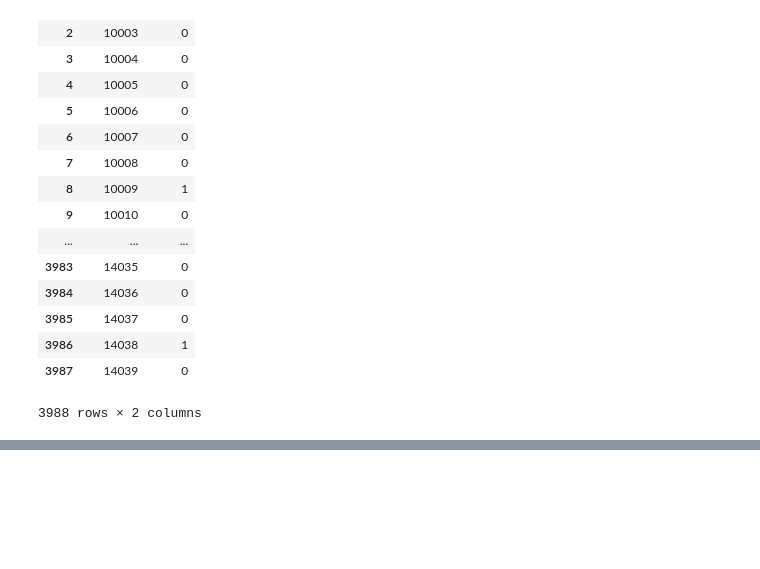
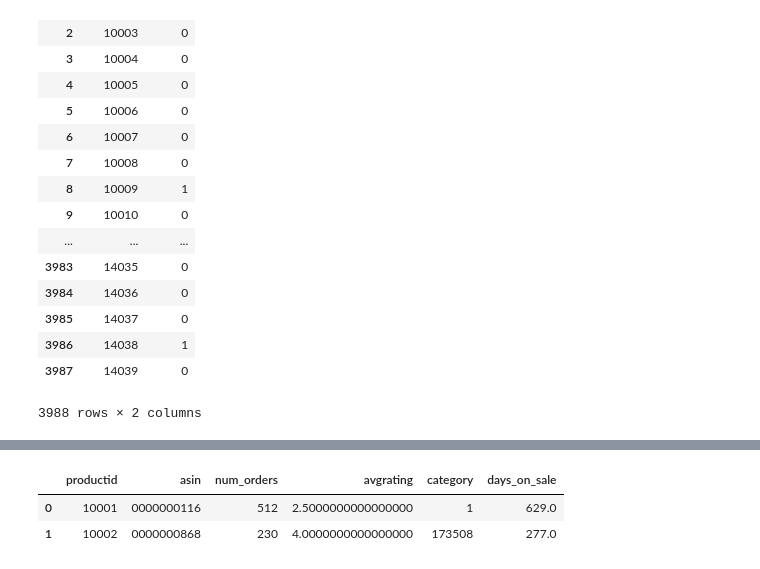
Before and after one commit to alexyanw/dse203-group-project, a Jupyter notebook: data_exploration/FunctionTesting.ipynb, the cells around one changed output, grey strips where cells are left out. Drawn from its saved outputs; the diff is of its cells as text; code cells hidden in the pictures; blank space fills up the shorter version.

```diff
--- a/data_exploration/FunctionTesting.ipynb
+++ b/data_exploration/FunctionTesting.ipynb
@@ -71,0 +83,8 @@ AttributeError: 'DataExplorer' object has no attribute 'customers'
+# %%
+asin=set(['0000000116', '0000000868'])
+# %%
+data[data['asin'].isin(asin)]
+# %% [output]
+|  | productid | asin | num_orders | avgrating | category | days_on_sale |
+| 0 | 10001 | 0000000116 | 512 | 2.5000000000000000 | 1 | 629.0 |
+| 1 | 10002 | 0000000868 | 230 | 4.0000000000000000 | 173508 | 277.0 |
```
Also changed, not shown: parts of 16 cells of this notebook.
